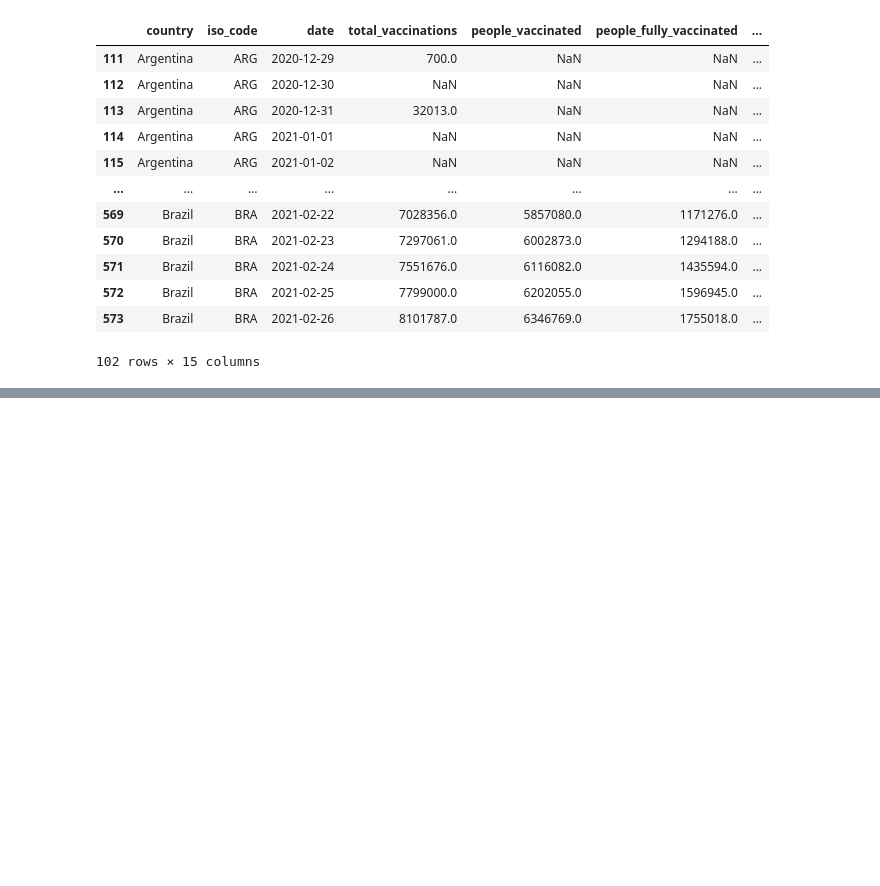
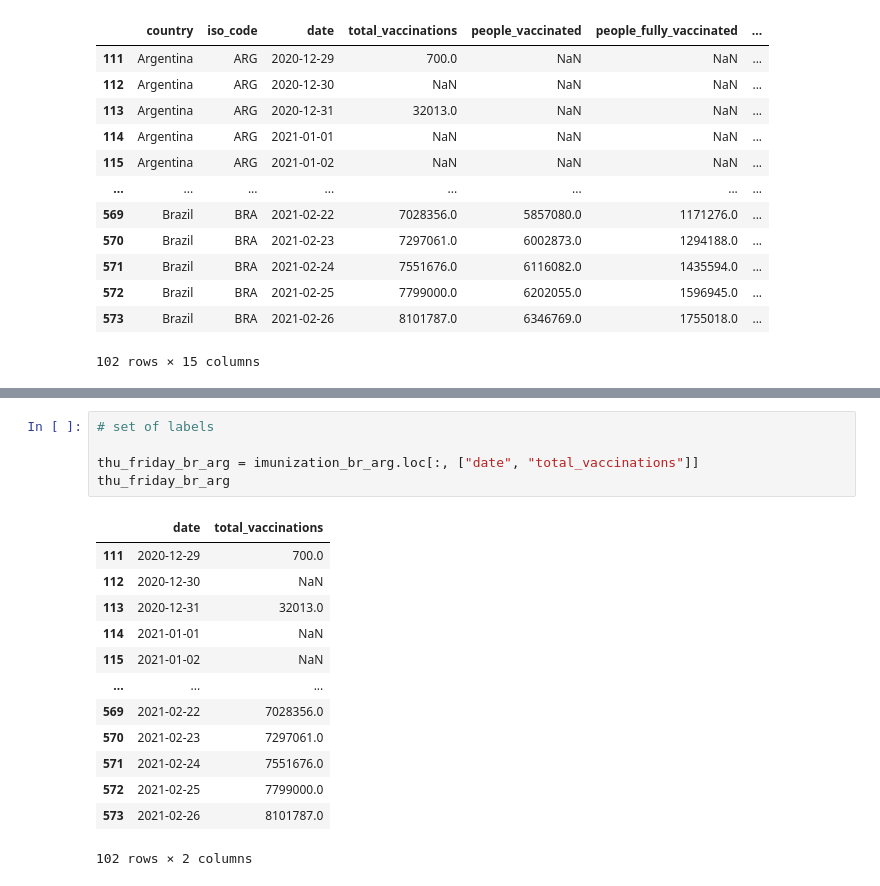
Before and after one commit to namelew/I.A, a Jupyter notebook: M.L/Tools/Pandas/Basic Commands.ipynb, the cells around one changed output, grey strips where cells are left out. Saved outputs shown, nothing was run; the diff lists cells and outputs as text; blank space fills up the shorter version.

```diff
--- a/M.L/Tools/Pandas/Basic Commands.ipynb
+++ b/M.L/Tools/Pandas/Basic Commands.ipynb
@@ -200,0 +211,19 @@ imunization_br_arg
+# %%
+# set of labels
+
+thu_friday_br_arg = imunization_br_arg.loc[:, ["date", "total_vaccinations"]]
+thu_friday_br_arg
+# %% [output]
+|  | date | total_vaccinations |
+| 111 | 2020-12-29 | 700.0 |
+| 112 | 2020-12-30 | NaN |
+| 113 | 2020-12-31 | 32013.0 |
+| 114 | 2021-01-01 | NaN |
+| 115 | 2021-01-02 | NaN |
+| ... | ... | ... |
+| 569 | 2021-02-22 | 7028356.0 |
+| 570 | 2021-02-23 | 7297061.0 |
+| 571 | 2021-02-24 | 7551676.0 |
+| 572 | 2021-02-25 | 7799000.0 |
+| 573 | 2021-02-26 | 8101787.0 |
+102 rows × 2 columns
```
Also changed, not shown: parts of 26 cells of this notebook.
